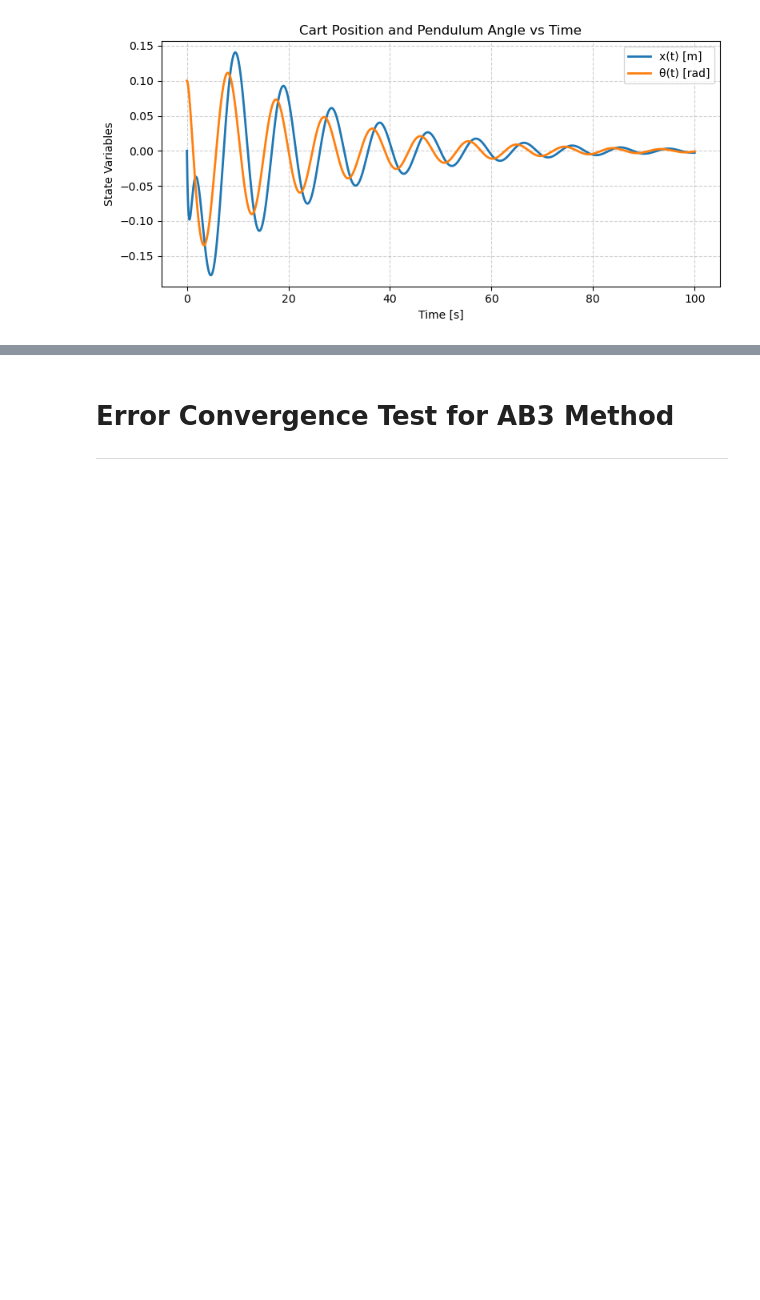
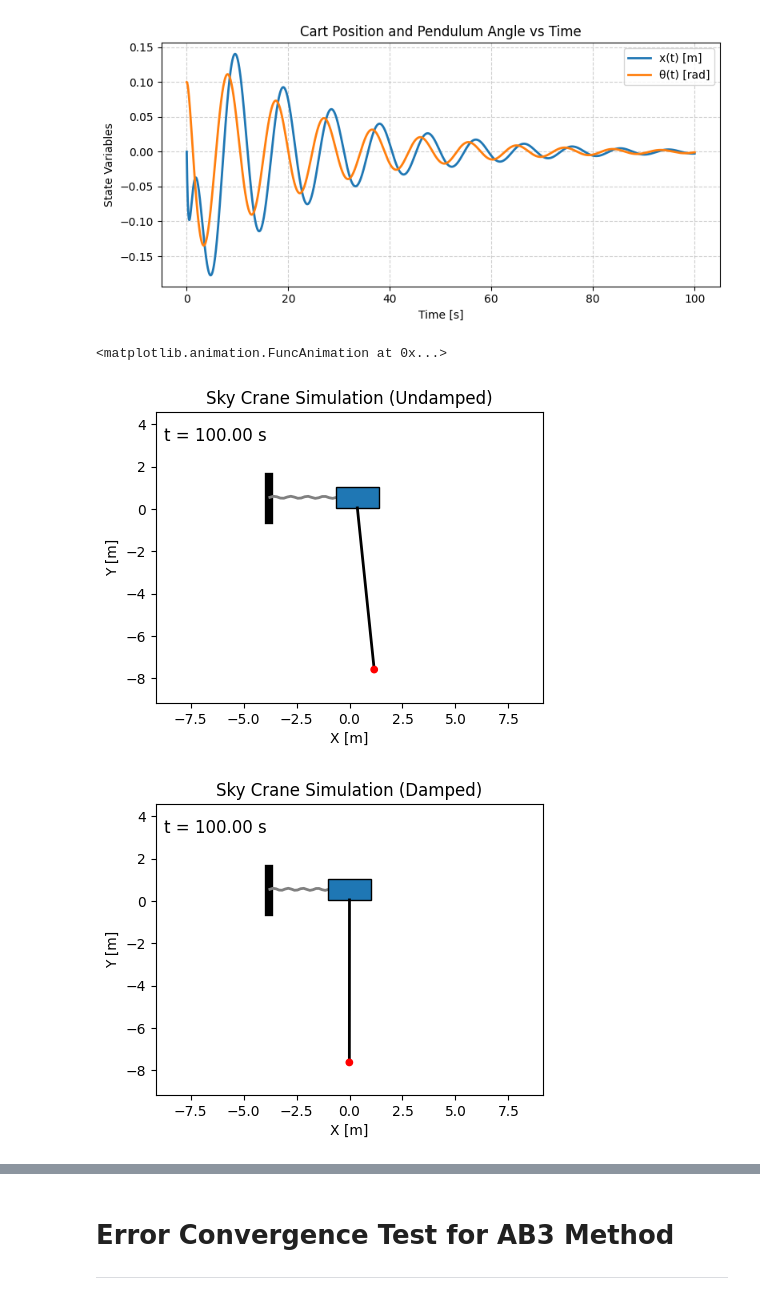
Before and after one commit to elijah-lewis5/AE370-Project-1, a Jupyter notebook: main.ipynb, the cells around one changed output, grey strips where cells are left out. Cells and saved outputs as stored; diff of their text form; code cells hidden in the pictures; blank space fills up the shorter version.

```diff
--- a/main.ipynb
+++ b/main.ipynb
@@ -76,6 +65,10 @@ plot_x_theta(T_damped, U_damped)
 [figure]
 [figure]
 # %%
-skip = 3
-#animate_skycrane(T, U, dt, skip = skip, save_path="skycrane.gif", title='Undamped')
-#animate_skycrane(T_damped, U_damped, dt, skip = skip, save_path="skycrane_damped.gif", title='Damped')
+# Create animations of the systems
+animate_skycrane(T, U, dt, skip = 10, save_path="results/skycrane.gif", title='Undamped')
+animate_skycrane(T_damped, U_damped, dt, skip = 10, save_path="results/skycrane_damped.gif", title='Damped')
+# %% [output]
+<matplotlib.animation.FuncAnimation at 0x...>
+[figure, added]
+[figure, added]
```
Also changed, not shown: parts of 11 cells of this notebook, 14 other files.
